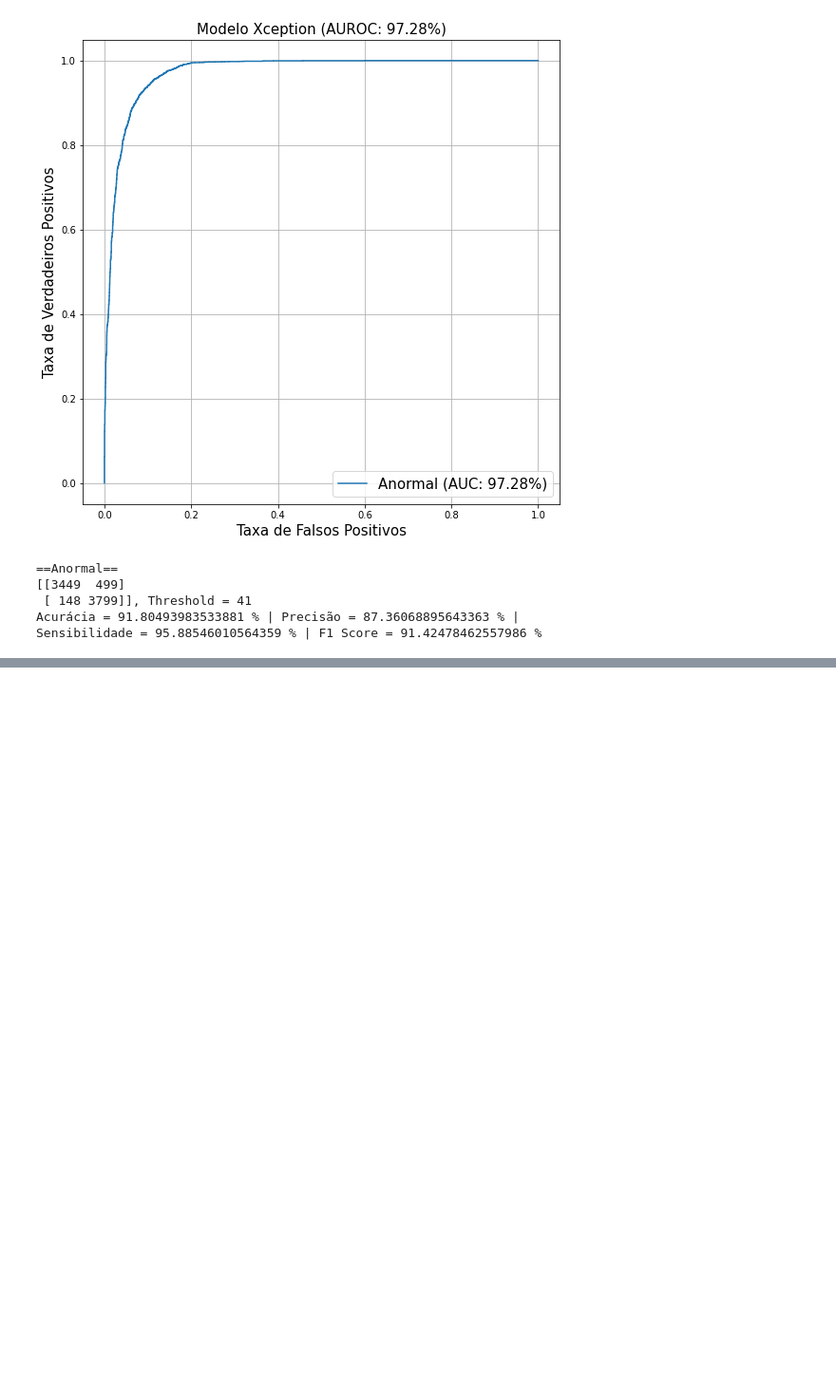
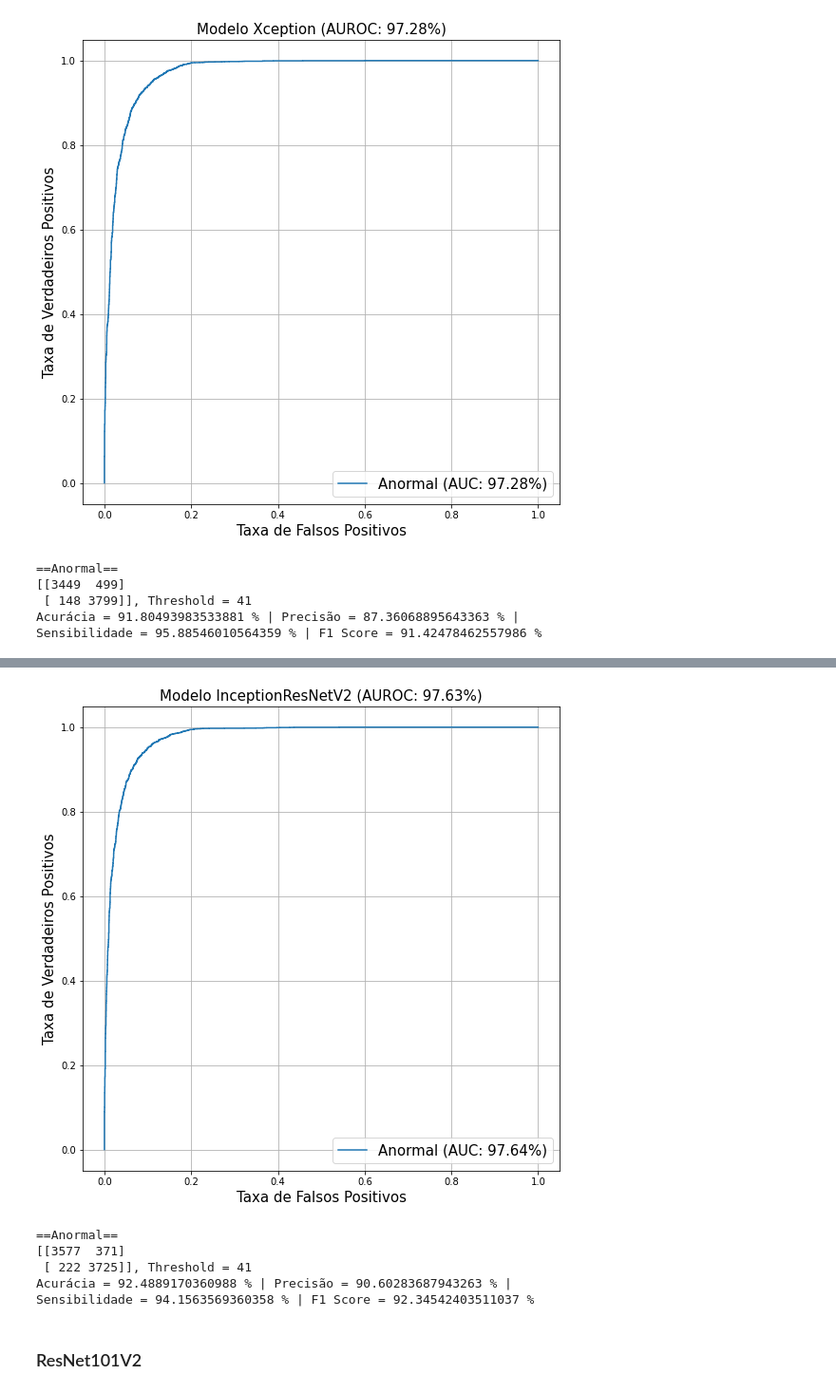
Before and after one commit to Alyssonmach/cnn-lung-diseases, a Jupyter notebook: experiments/second-paper/abnormality_detection.ipynb, the cells around one changed output, grey strips where cells are left out. Shown at 95% size. Saved outputs shown, nothing was run; the diff lists cells and outputs as text; code cells hidden in the pictures; blank space fills up the shorter version.

Commit message:
treinamento feito com a arquitetura InceptionResNetV2

```diff
--- a/experiments/second-paper/abnormality_detection.ipynb
+++ b/experiments/second-paper/abnormality_detection.ipynb
@@ -889,0 +954,12 @@ Sensibilidade = 95.88546010564359 % | F1 Score = 91.42478462557986 %
+# %%
+inceptionresnet.load_weights('/content/model.inceptionresnet.h5')
+inceptionresnet.save('model_inceptionresnet2')
+shutil.make_archive(base_name = 'model_inceptionresnet2', format = 'zip',
+                    root_dir = '/content/model_inceptionresnet2')
+shutil.move('/content/model_inceptionresnet2.zip',
+            '/content/drive/MyDrive/experimentos-finais-pibic/abnormality_detection/InceptionResNetV2')
+# %%
+freeze_layers(conv_base = base_model5, layer_name = block_names[0])
+inceptionresnet.fit(train_gen, steps_per_epoch = len(f_train) / batch_size,
+                    validation_data = valid_gen, epochs = 2, callbacks = callbacks,
+                    use_multiprocessing = True, workers = 8)
@@ -889,0 +974,7 @@ Sensibilidade = 95.88546010564359 % | F1 Score = 91.42478462557986 %
+# %%
+inceptionresnet.load_weights('/content/model.inceptionresnet.h5')
+inceptionresnet.save('model_inceptionresnet3')
+shutil.make_archive(base_name = 'model_inceptionresnet3', format = 'zip',
+                    root_dir = '/content/model_inceptionresnet3')
+shutil.move('/content/model_inceptionresnet3.zip',
+            '/content/drive/MyDrive/experimentos-finais-pibic/abnormality_detection/InceptionResNetV2')
@@ -889,0 +984,5 @@ Sensibilidade = 95.88546010564359 % | F1 Score = 91.42478462557986 %
+# %%
+y_pred_val5 = inceptionresnet.predict(valid_gen)
+y_pred5 = inceptionresnet.predict(test_gen)
+print(f'AUC | Dados de Validação = {inceptionresnet.evaluate(valid_gen)[1] * 100} %')
+print(f'AUC | Dados de Teste = {inceptionresnet.evaluate(test_gen)[1] * 100} %')
@@ -889,0 +994,14 @@ Sensibilidade = 95.88546010564359 % | F1 Score = 91.42478462557986 %
+# %%
+labels_portugues = ['Anormal']
+fig, c_ax = plt.subplots(1, 1, figsize = (9, 9))
+for (idx, c_label) in enumerate(labels_portugues):
+    fpr, tpr, thresholds = roc_curve(y_labels_test[:, idx].astype(int), y_pred5[:, idx])
+    c_ax.plot(fpr, tpr, label = '{} (AUC: {:.2f}%)'.format(c_label, auc(fpr, tpr) * 100))
+c_ax.legend(fontsize = 15)
+c_ax.set_xlabel('Taxa de Falsos Positivos', size = 15)
+c_ax.set_ylabel('Taxa de Verdadeiros Positivos', size = 15)
+auroc_value = str(roc_auc_score(y_labels_test.astype(int), y_pred5)*100)[0:5]
+c_ax.set_title('Modelo InceptionResNetV2 (AUROC: ' + auroc_value + '%)', size = 15)
+c_ax.grid(True)
+# %% [output]
+[figure, added]
@@ -889,0 +1027,21 @@ Sensibilidade = 95.88546010564359 % | F1 Score = 91.42478462557986 %
+# %%
+for label_index in range(0,1):
+  y_pred_bin = binarize_preds(pred_array = y_pred5, column = label_index,
+                              threshold = bests_thresholds[label_index])
+  matrix = confusion_matrix(y_labels_test[:, label_index], y_pred_bin)
+  acc = (matrix[0,0] + matrix[1,1])/np.sum(matrix)
+  precision = matrix[0,0]/(matrix[0,0]+matrix[0,1])
+  recall = matrix[0,0]/(matrix[0,0]+matrix[1,0])
+  f1_score = (2*precision*recall) / (precision + recall)
+  print(f'=={labels_portugues[label_index]}== \n{matrix},'
+        f' Threshold = {bests_thresholds[label_index]}'
+        f'\nAcurácia = {acc*100} % | Precisão = {precision*100} % | '
+        f'\nSensibilidade = {recall*100} % | F1 Score = {f1_score*100} %\n')
+# %% [output]
+==Anormal==
+[[3577  371]
+ [ 222 3725]], Threshold = 41
+Acurácia = 92.4889170360988 % | Precisão = 90.60283687943263 % |
+Sensibilidade = 94.1563569360358 % | F1 Score = 92.34542403511037 %
+# %% [markdown]
+### ResNet101V2
```
Also changed, not shown: parts of 10 cells of this notebook.
